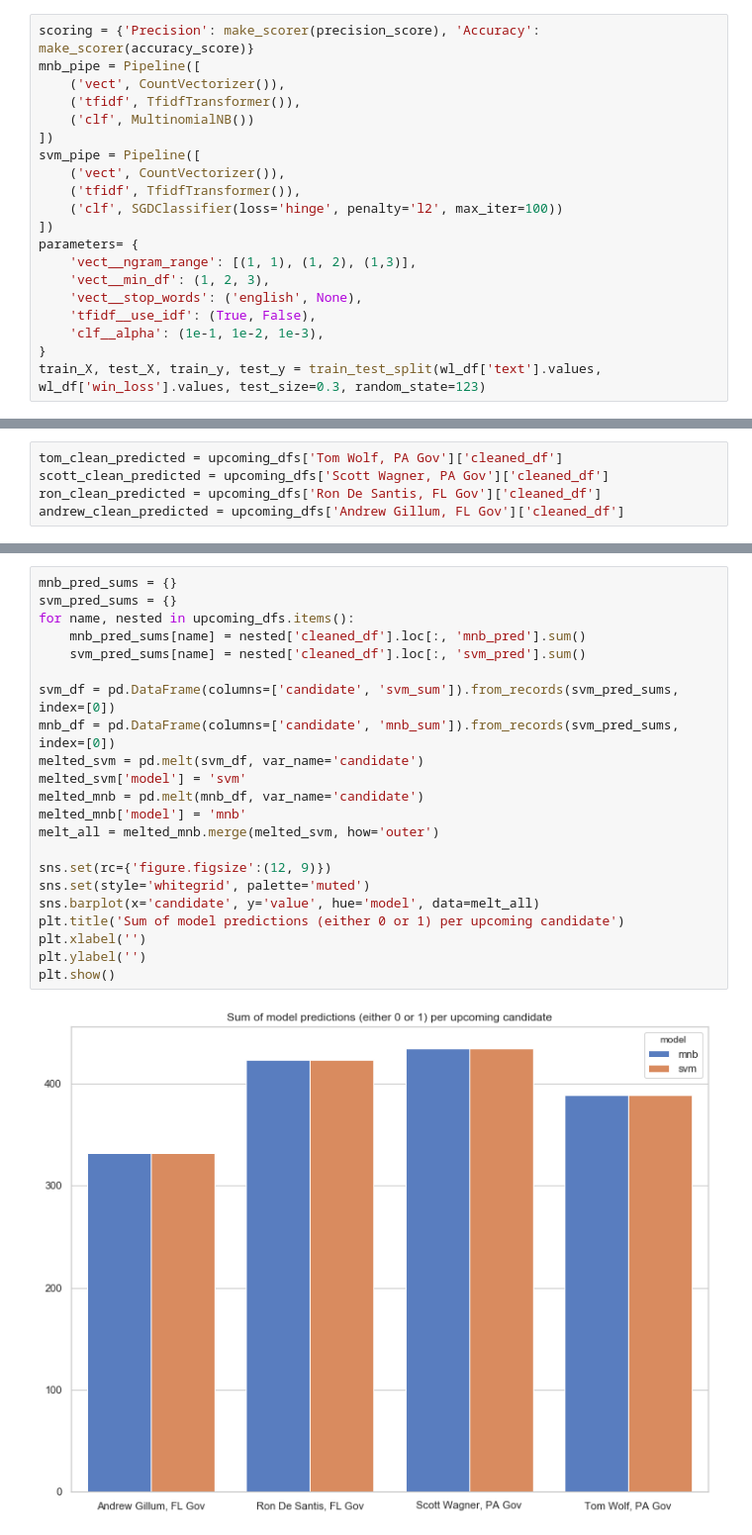
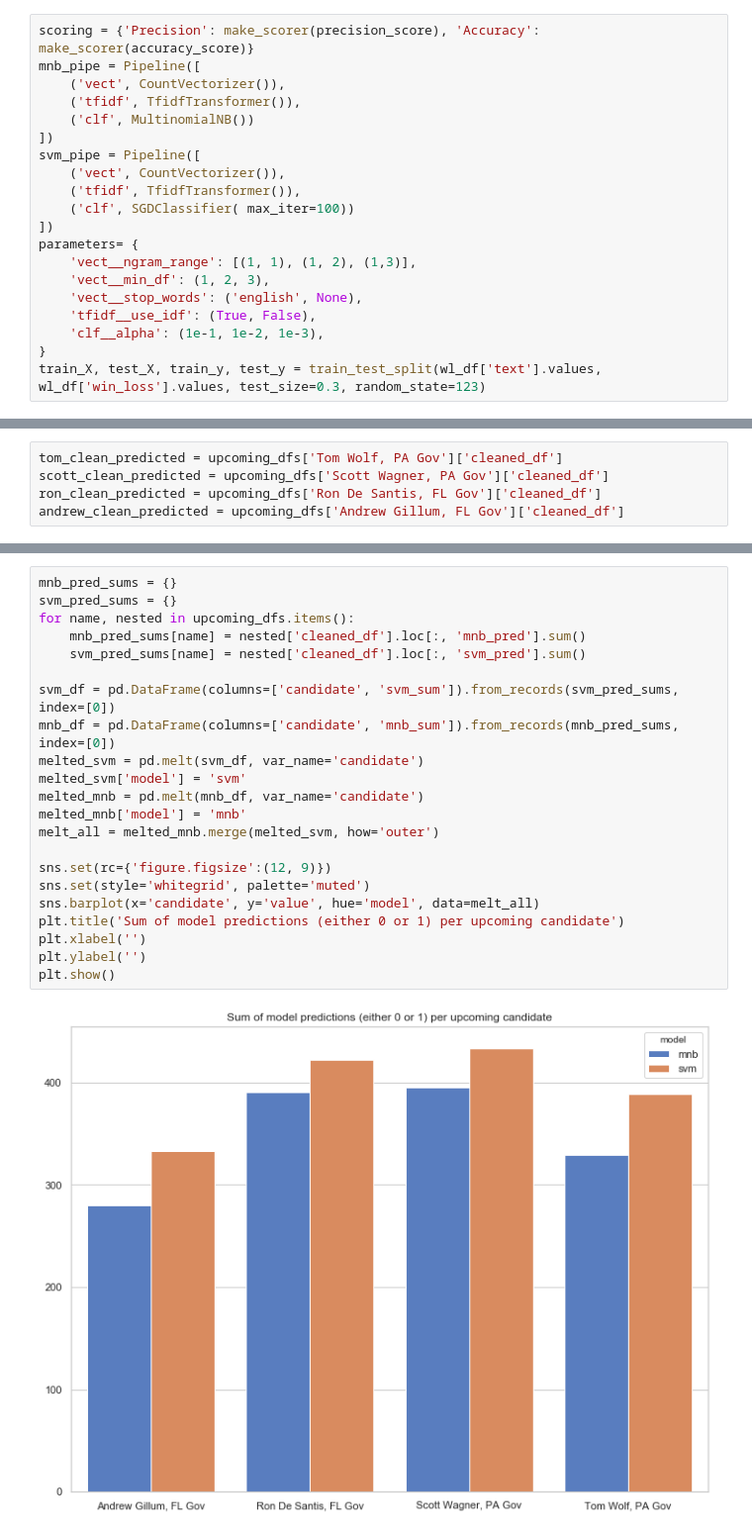
Before and after one commit to oxenfree/tweet-political-sentiment, a Jupyter notebook: Olivieri_Project.ipynb, the cells around one changed output, grey strips where cells are left out. Shown at 99% size. Cells and saved outputs as stored; diff of their text form.

```diff
--- a/Olivieri_Project.ipynb
+++ b/Olivieri_Project.ipynb
@@ -234,7 +230,7 @@ mnb_pipe = Pipeline([
 svm_pipe = Pipeline([
     ('vect', CountVectorizer()),
     ('tfidf', TfidfTransformer()),
-    ('clf', SGDClassifier(loss='hinge', penalty='l2', max_iter=100))
+    ('clf', SGDClassifier( max_iter=100))
 ])
 parameters= {
     'vect__ngram_range': [(1, 1), (1, 2), (1,3)],
@@ -434,24 +442,24 @@ array([[133,  35],
 # %%
 mnb_pred_sums = {}
 svm_pred_sums = {}
 for name, nested in upcoming_dfs.items():
     mnb_pred_sums[name] = nested['cleaned_df'].loc[:, 'mnb_pred'].sum()
     svm_pred_sums[name] = nested['cleaned_df'].loc[:, 'svm_pred'].sum()
 
 svm_df = pd.DataFrame(columns=['candidate', 'svm_sum']).from_records(svm_pred_sums, index=[0])
-mnb_df = pd.DataFrame(columns=['candidate', 'mnb_sum']).from_records(svm_pred_sums, index=[0])
+mnb_df = pd.DataFrame(columns=['candidate', 'mnb_sum']).from_records(mnb_pred_sums, index=[0])
 melted_svm = pd.melt(svm_df, var_name='candidate')
 melted_svm['model'] = 'svm'
 melted_mnb = pd.melt(mnb_df, var_name='candidate')
 melted_mnb['model'] = 'mnb'
 melt_all = melted_mnb.merge(melted_svm, how='outer')
 
 sns.set(rc={'figure.figsize':(12, 9)})
 sns.set(style='whitegrid', palette='muted')
 sns.barplot(x='candidate', y='value', hue='model', data=melt_all)
 plt.title('Sum of model predictions (either 0 or 1) per upcoming candidate')
 plt.xlabel('')
 plt.ylabel('')
 plt.show()
 # %% [output]
-[figure, old version]
+[figure, new version]
```
Also changed, not shown: parts of 6 cells of this notebook.
